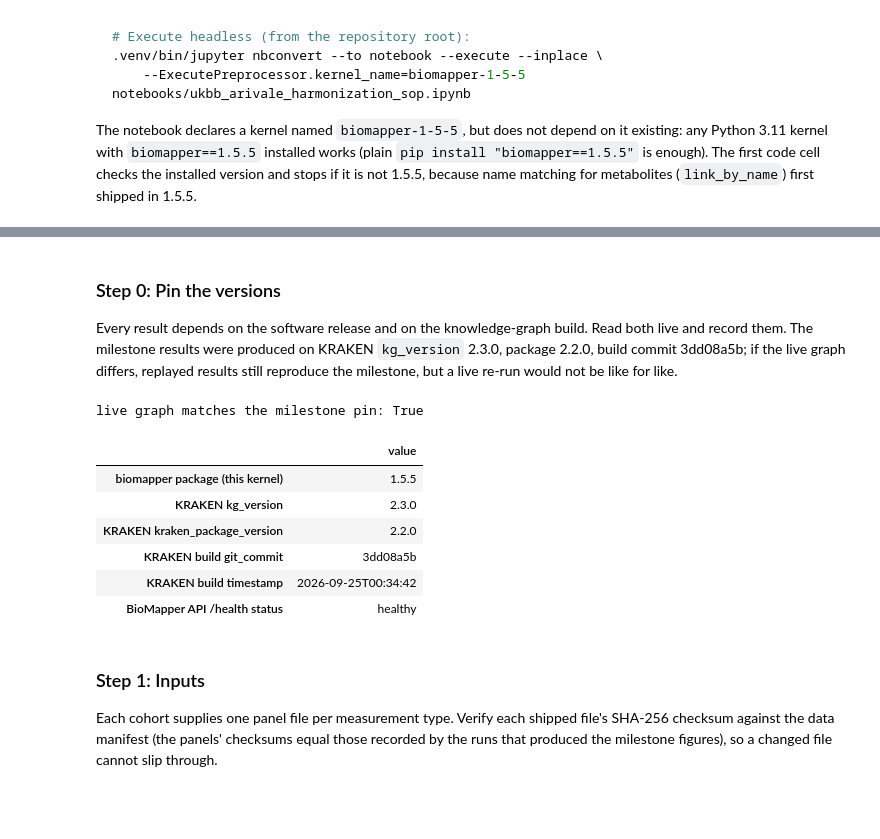
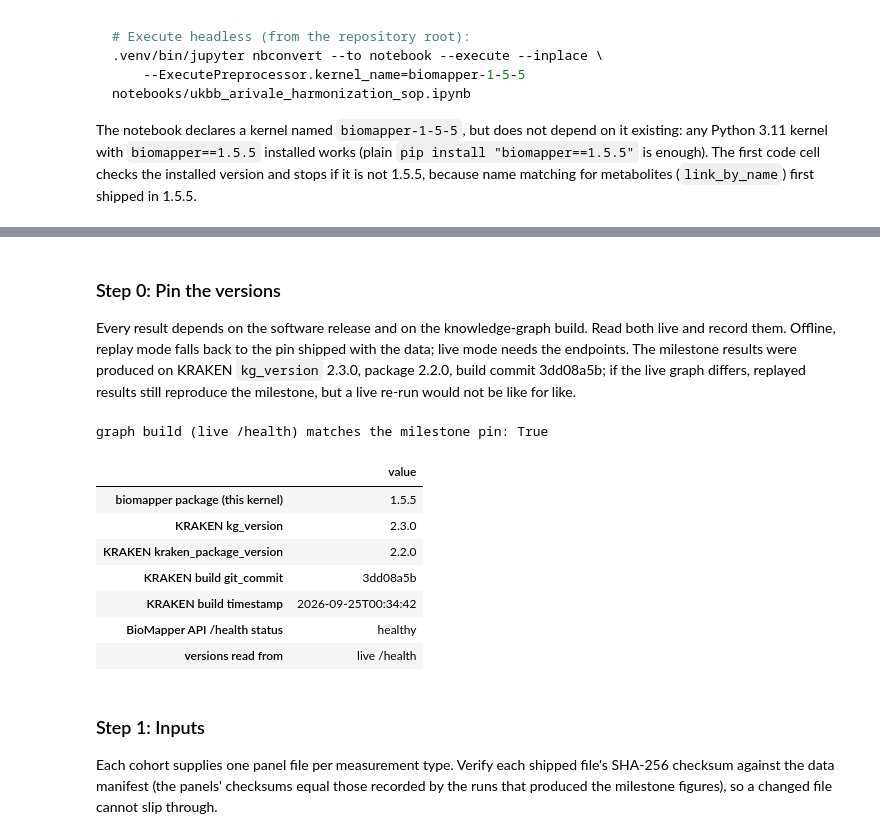
Before and after one commit to Phenome-Health/biomapper, a Jupyter notebook: notebooks/ukbb_arivale_harmonization_sop.ipynb, the cells around one changed output, grey strips where cells are left out. Saved outputs shown, nothing was run; the diff lists cells and outputs as text; code cells hidden in the pictures; blank space fills up the shorter version.

```diff
--- a/notebooks/ukbb_arivale_harmonization_sop.ipynb
+++ b/notebooks/ukbb_arivale_harmonization_sop.ipynb
@@ -81,39 +81,53 @@ biomapper 1.5.5 | live API calls: False | outputs -> notebooks/outputs/20261002T
 # %% [markdown]
 ### Step 0: Pin the versions
 Every result depends on the software release and on the knowledge-graph build. Read both live and
-record them. The milestone results were produced on KRAKEN `kg_version` 2.3.0, package 2.2.0, build
+record them. Offline, replay mode falls back to the pin shipped with the data; live mode needs the
+endpoints. The milestone results were produced on KRAKEN `kg_version` 2.3.0, package 2.2.0, build
 commit 3dd08a5b; if the live graph differs, replayed results still reproduce the milestone, but a
 live re-run would not be like for like.
 # %%
 def get_json(url):
     with urllib.request.urlopen(url, timeout=60) as r:
         return json.load(r)
 
-kg = get_json("https://kestrel.krakenkg.com/api/health")["kg_build"]
-api = get_json("https://biomapper.expertintheloop.io/api/v1/health")
+PIN = json.loads((DATA / "MANIFEST.json").read_text())["pin"]   # the build the shipped results came from
+try:
+    kg = get_json("https://kestrel.krakenkg.com/api/health")["kg_build"]
+    api = get_json("https://biomapper.expertintheloop.io/api/v1/health")
+    pin_source = "live /health"
+except Exception as exc:  # offline: replay still works from the shipped results
+    if RUN_LIVE:
+        raise
+    print(f"health endpoints unreachable ({type(exc).__name__}); replaying with the shipped pin")
+    kg = {"kg_version": PIN["kg_version"], "kraken_package_version": PIN["kraken_package_version"],
+          "git_commit": PIN["kraken_git_commit"], "build_timestamp": ""}
+    api = {"status": "not checked (offline)"}
+    pin_source = "shipped MANIFEST.json"
 pins = pd.Series({
     "biomapper package (this kernel)": biomapper.__version__,
     "KRAKEN kg_version": kg["kg_version"],
     "KRAKEN kraken_package_version": kg.get("kraken_package_version"),
     "KRAKEN build git_commit": kg.get("git_commit", "")[:8],
     "KRAKEN build timestamp": kg.get("build_timestamp", "")[:19],
     "BioMapper API /health status": api.get("status"),
+    "versions read from": pin_source,
 }, name="value")
 MILESTONE_PIN = ("2.3.0", "2.2.0", "3dd08a5b")
 SAME_BUILD = (kg["kg_version"], kg.get("kraken_package_version"), kg.get("git_commit", "")[:8]) == MILESTONE_PIN
 if RUN_LIVE:
     assert SAME_BUILD, "live graph differs from the milestone pin; a live run would not be comparable"
-print("live graph matches the milestone pin:", SAME_BUILD)
+print(f"graph build ({pin_source}) matches the milestone pin:", SAME_BUILD)
 pins.to_frame()
 # %% [output]
-live graph matches the milestone pin: True
+graph build (live /health) matches the milestone pin: True
 |  | value |
 | biomapper package (this kernel) | 1.5.5 |
 | KRAKEN kg_version | 2.3.0 |
 | KRAKEN kraken_package_version | 2.2.0 |
 | KRAKEN build git_commit | 3dd08a5b |
 | KRAKEN build timestamp | 2026-09-25T00:34:42 |
 | BioMapper API /health status | healthy |
+| versions read from | live /health |
 # %% [markdown]
 ### Step 1: Inputs
 Each cohort supplies one panel file per measurement type. Verify each shipped file's SHA-256 checksum
```
Also changed, not shown: parts of 2 cells of this notebook.
